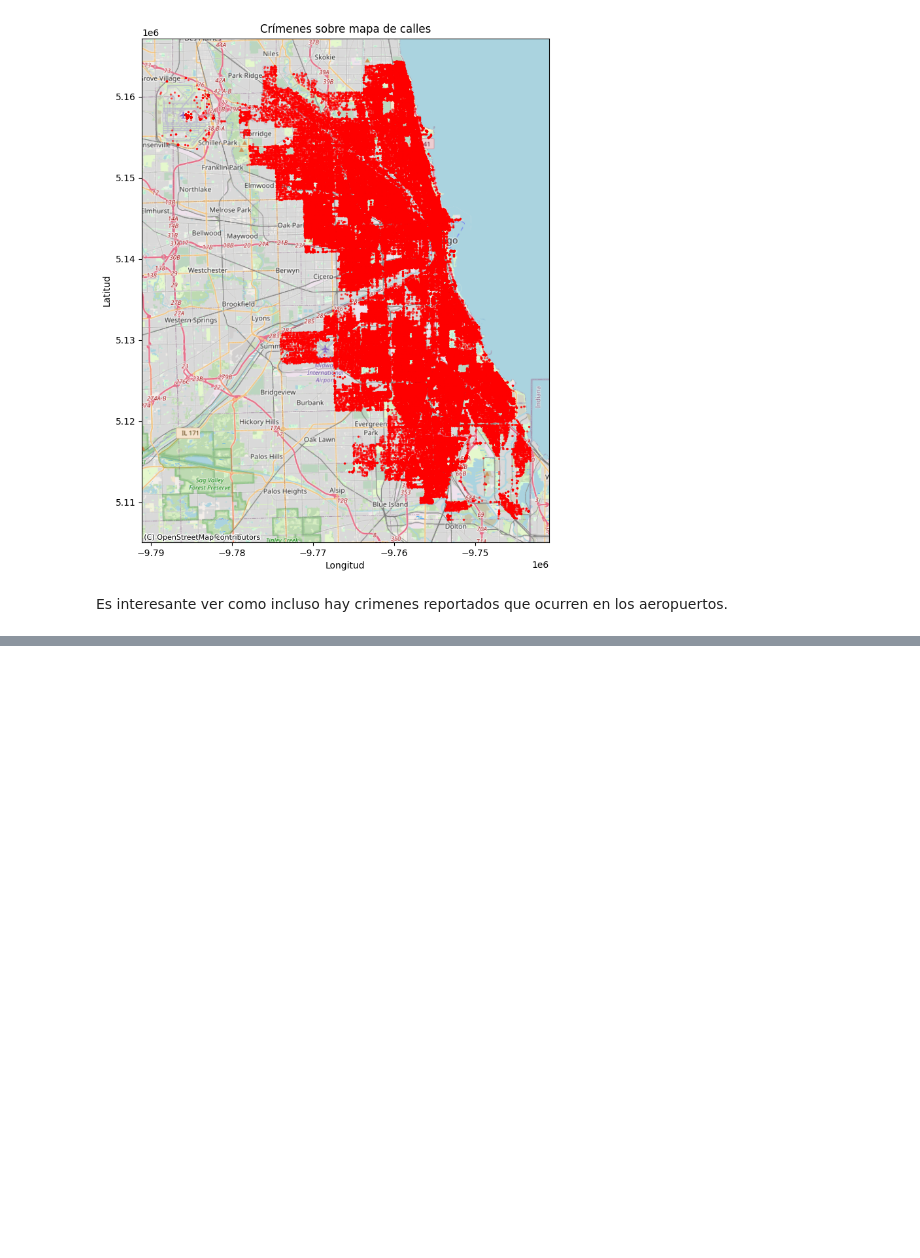
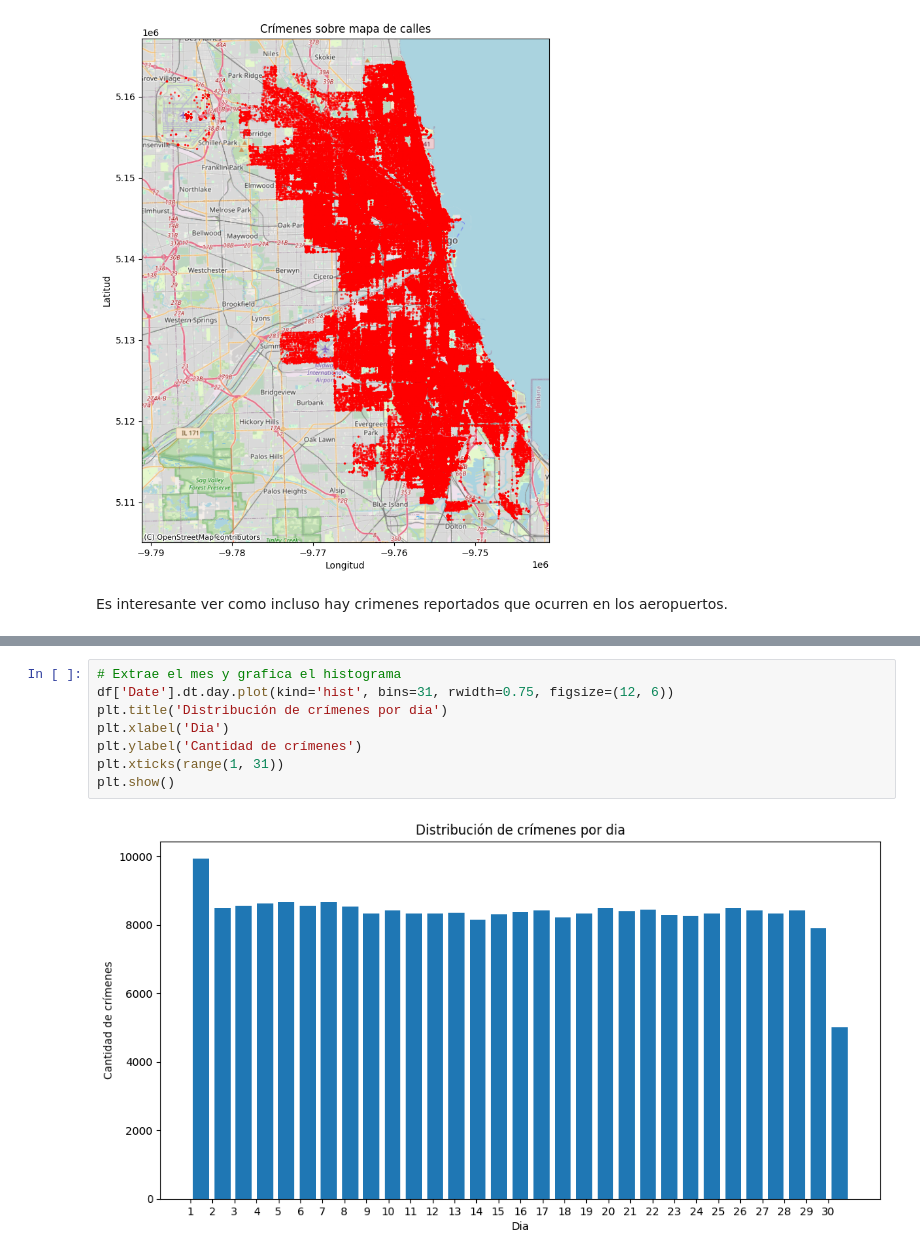
Before and after one commit to maximdorogov/fiuba-analisis-de-datos, a Jupyter notebook: tp1.ipynb, the cells around one changed output, grey strips where cells are left out. Cells and saved outputs as stored; diff of their text form; blank space fills up the shorter version.

```diff
--- a/tp1.ipynb
+++ b/tp1.ipynb
@@ -405,0 +431,10 @@ Es interesante ver como incluso hay crimenes reportados que ocurren en los aerop
+# %%
+# Extrae el mes y grafica el histograma
+df['Date'].dt.day.plot(kind='hist', bins=31, rwidth=0.75, figsize=(12, 6))
+plt.title('Distribución de crímenes por dia')
+plt.xlabel('Dia')
+plt.ylabel('Cantidad de crímenes')
+plt.xticks(range(1, 31))
+plt.show()
+# %% [output]
+[figure, added]
```
Also changed, not shown: parts of 4 cells of this notebook.
